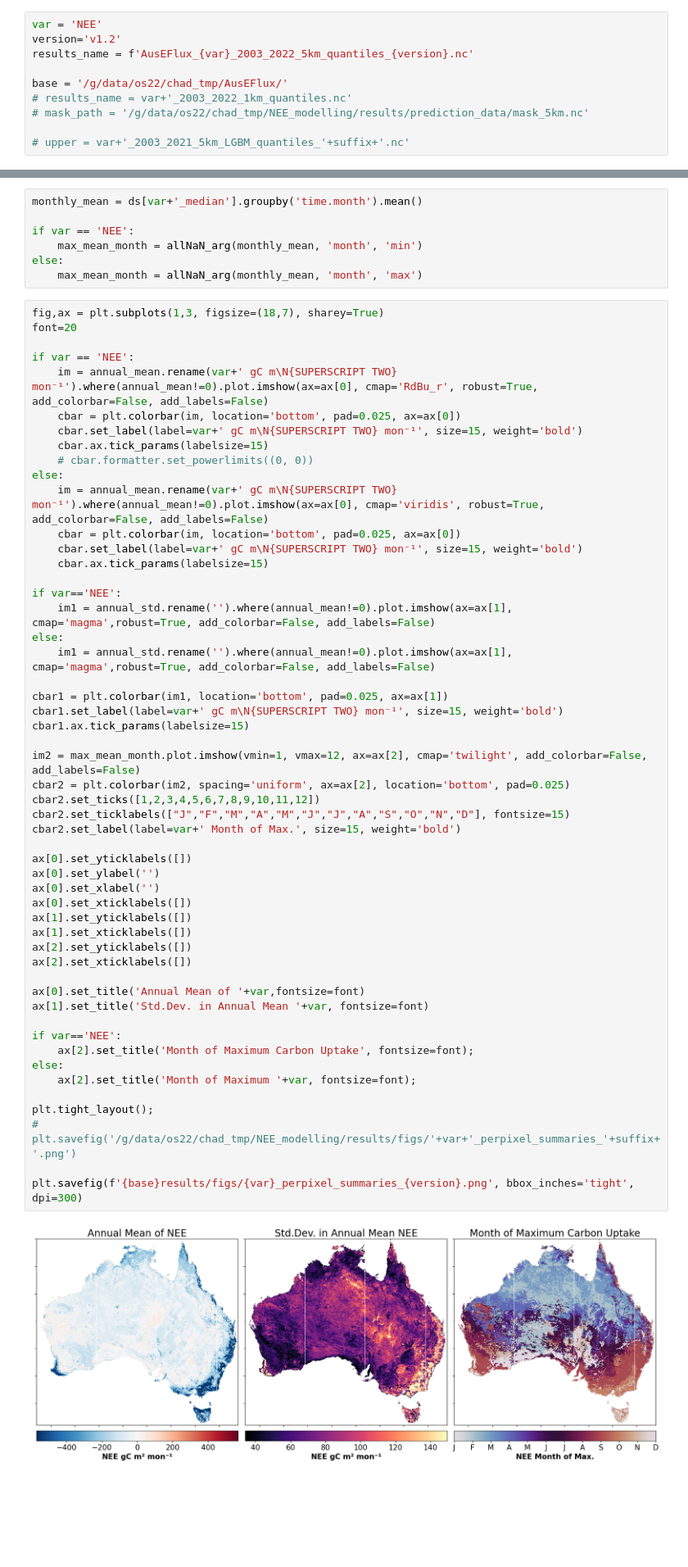
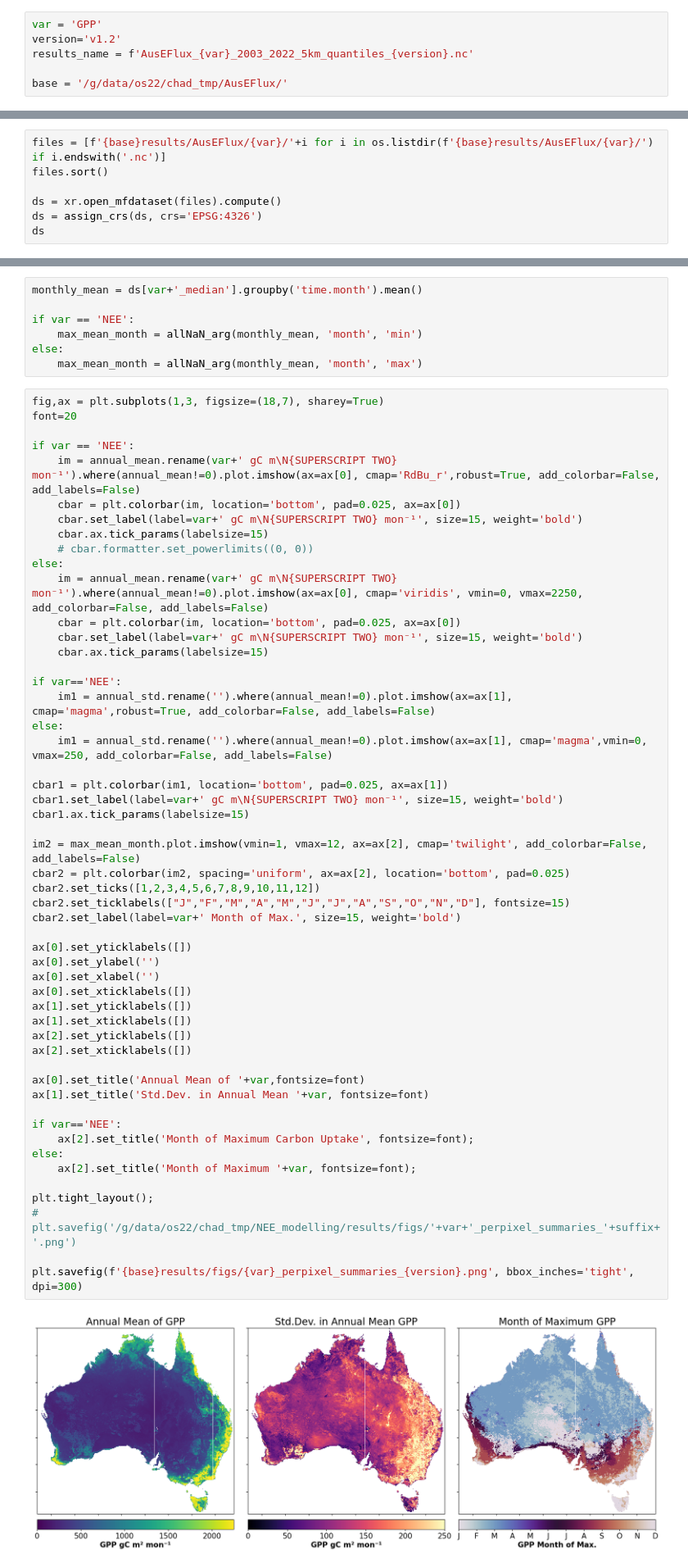
Before and after one commit to cbur24/AusEFlux, a Jupyter notebook: notebooks/historical/7_Plot_predictions.ipynb, the cells around one changed output, grey strips where cells are left out. Shown at 82% size. Cells and saved outputs as stored; diff of their text form; blank space fills up the shorter version.

Commit message:
rerun models after data update

```diff
--- a/notebooks/historical/7_Plot_predictions.ipynb
+++ b/notebooks/historical/7_Plot_predictions.ipynb
@@ -27,14 +28,10 @@ warnings.filterwarnings("ignore")
 # %% [markdown]
 ## Analysis Parameters
 # %%
-var = 'NEE'
+var = 'GPP'
 version='v1.2'
 results_name = f'AusEFlux_{var}_2003_2022_5km_quantiles_{version}.nc'
 
 base = '/g/data/os22/chad_tmp/AusEFlux/'
-# results_name = var+'_2003_2022_1km_quantiles.nc'
-# mask_path = '/g/data/os22/chad_tmp/NEE_modelling/results/prediction_data/mask_5km.nc'
-
-# upper = var+'_2003_2021_5km_LGBM_quantiles_'+suffix+'.nc'
 # %% [markdown]
 ### Open predictions
@@ -44,0 +38,7 @@ ds.attrs['nodata'] = np.nan
+# %%
+files = [f'{base}results/AusEFlux/{var}/'+i for i in os.listdir(f'{base}results/AusEFlux/{var}/') if i.endswith('.nc')]
+files.sort()
+
+ds = xr.open_mfdataset(files).compute()
+ds = assign_crs(ds, crs='EPSG:4326')
+ds
@@ -149,13 +164,13 @@ fig,ax = plt.subplots(1,3, figsize=(18,7), sharey=True)
 font=20
 
 if var == 'NEE':
-    im = annual_mean.rename(var+' gC m\N{SUPERSCRIPT TWO} mon⁻¹').where(annual_mean!=0).plot.imshow(ax=ax[0], cmap='RdBu_r', robust=True, add_colorbar=False, add_labels=False)
+    im = annual_mean.rename(var+' gC m\N{SUPERSCRIPT TWO} mon⁻¹').where(annual_mean!=0).plot.imshow(ax=ax[0], cmap='RdBu_r',robust=True, add_colorbar=False, add_labels=False)
     cbar = plt.colorbar(im, location='bottom', pad=0.025, ax=ax[0])
     cbar.set_label(label=var+' gC m\N{SUPERSCRIPT TWO} mon⁻¹', size=15, weight='bold')
     cbar.ax.tick_params(labelsize=15)
     # cbar.formatter.set_powerlimits((0, 0))
 else:
-    im = annual_mean.rename(var+' gC m\N{SUPERSCRIPT TWO} mon⁻¹').where(annual_mean!=0).plot.imshow(ax=ax[0], cmap='viridis', robust=True, add_colorbar=False, add_labels=False)
+    im = annual_mean.rename(var+' gC m\N{SUPERSCRIPT TWO} mon⁻¹').where(annual_mean!=0).plot.imshow(ax=ax[0], cmap='viridis', vmin=0, vmax=2250, add_colorbar=False, add_labels=False)
     cbar = plt.colorbar(im, location='bottom', pad=0.025, ax=ax[0])
     cbar.set_label(label=var+' gC m\N{SUPERSCRIPT TWO} mon⁻¹', size=15, weight='bold')
     cbar.ax.tick_params(labelsize=15)
@@ -163,39 +178,39 @@ else:
 if var=='NEE':
     im1 = annual_std.rename('').where(annual_mean!=0).plot.imshow(ax=ax[1], cmap='magma',robust=True, add_colorbar=False, add_labels=False)
 else:
-    im1 = annual_std.rename('').where(annual_mean!=0).plot.imshow(ax=ax[1], cmap='magma',robust=True, add_colorbar=False, add_labels=False)
+    im1 = annual_std.rename('').where(annual_mean!=0).plot.imshow(ax=ax[1], cmap='magma',vmin=0, vmax=250, add_colorbar=False, add_labels=False)
 
 cbar1 = plt.colorbar(im1, location='bottom', pad=0.025, ax=ax[1])
 cbar1.set_label(label=var+' gC m\N{SUPERSCRIPT TWO} mon⁻¹', size=15, weight='bold')
 cbar1.ax.tick_params(labelsize=15)
 
 im2 = max_mean_month.plot.imshow(vmin=1, vmax=12, ax=ax[2], cmap='twilight', add_colorbar=False, add_labels=False)
 cbar2 = plt.colorbar(im2, spacing='uniform', ax=ax[2], location='bottom', pad=0.025)
 cbar2.set_ticks([1,2,3,4,5,6,7,8,9,10,11,12])
 cbar2.set_ticklabels(["J","F","M","A","M","J","J","A","S","O","N","D"], fontsize=15)
 cbar2.set_label(label=var+' Month of Max.', size=15, weight='bold')
 
 ax[0].set_yticklabels([])
 ax[0].set_ylabel('')
 ax[0].set_xlabel('')
 ax[0].set_xticklabels([])
 ax[1].set_yticklabels([])
 ax[1].set_xticklabels([])
 ax[2].set_yticklabels([])
 ax[2].set_xticklabels([])
 
 ax[0].set_title('Annual Mean of '+var,fontsize=font)
 ax[1].set_title('Std.Dev. in Annual Mean '+var, fontsize=font)
 
 if var=='NEE':
     ax[2].set_title('Month of Maximum Carbon Uptake', fontsize=font);
 else:
     ax[2].set_title('Month of Maximum '+var, fontsize=font);
 
 plt.tight_layout();
 # plt.savefig('/g/data/os22/chad_tmp/NEE_modelling/results/figs/'+var+'_perpixel_summaries_'+suffix+'.png')
 
 plt.savefig(f'{base}results/figs/{var}_perpixel_summaries_{version}.png', bbox_inches='tight', dpi=300)
 # %% [output]
-[figure, old version]
+[figure, new version]
 # %%
```
Also changed, not shown: parts of 6 cells of this notebook, 7 other files.
